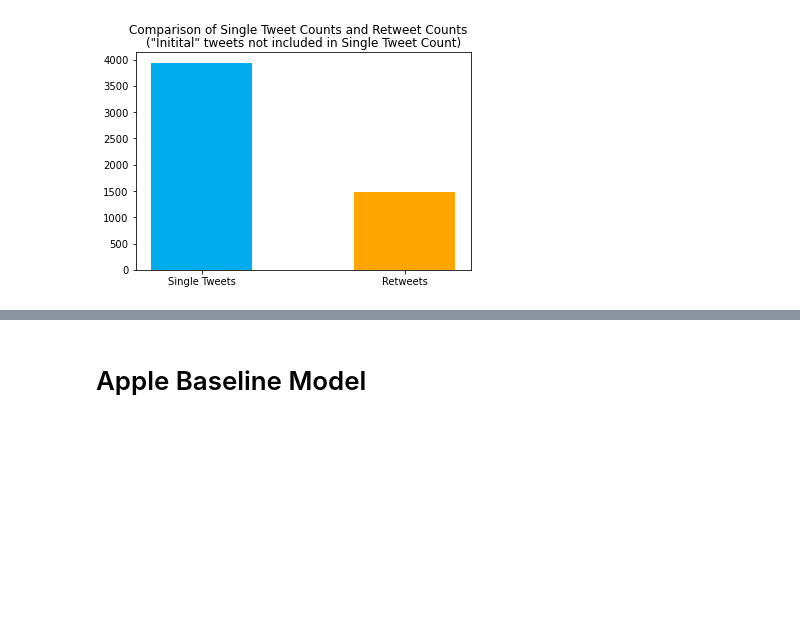
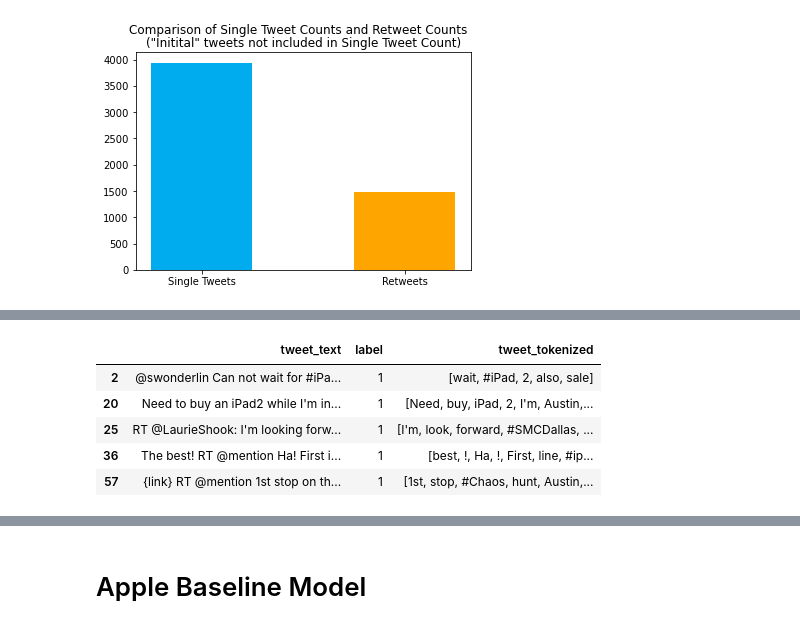
Before and after one commit to kelsklane/Apple_Tweet_Sentiment_NLP, a Jupyter notebook: jupyters/kelsey_notebook.ipynb, the cells around one changed output, grey strips where cells are left out. Cells and saved outputs as stored; diff of their text form; code cells hidden in the pictures; blank space fills up the shorter version.

```diff
--- a/jupyters/kelsey_notebook.ipynb
+++ b/jupyters/kelsey_notebook.ipynb
@@ -1115,0 +1196,11 @@ plt.title('("Initital" tweets not included in Single Tweet Count)');
+# %%
+tweets_tokenized = tweets.copy()
+tweets_tokenized['tweet_tokenized'] = tweets_tokenized['tweet_text'].apply(tweet_tokenizer)
+tweets_tokenized.head()
+# %% [output]
+|  | tweet_text | label | tweet_tokenized |
+| 2 | @swonderlin Can not wait for #iPa... | 1 | [wait, #iPad, 2, also, sale] |
+| 20 | Need to buy an iPad2 while I'm in... | 1 | [Need, buy, iPad, 2, I'm, Austin,... |
+| 25 | RT @LaurieShook: I'm looking forw... | 1 | [I'm, look, forward, #SMCDallas, ... |
+| 36 | The best! RT @mention Ha! First i... | 1 | [best, !, Ha, !, First, line, #ip... |
+| 57 | {link} RT @mention 1st stop on th... | 1 | [1st, stop, #Chaos, hunt, Austin,... |
```
Also changed, not shown: parts of 18 cells of this notebook, 14 other files.
